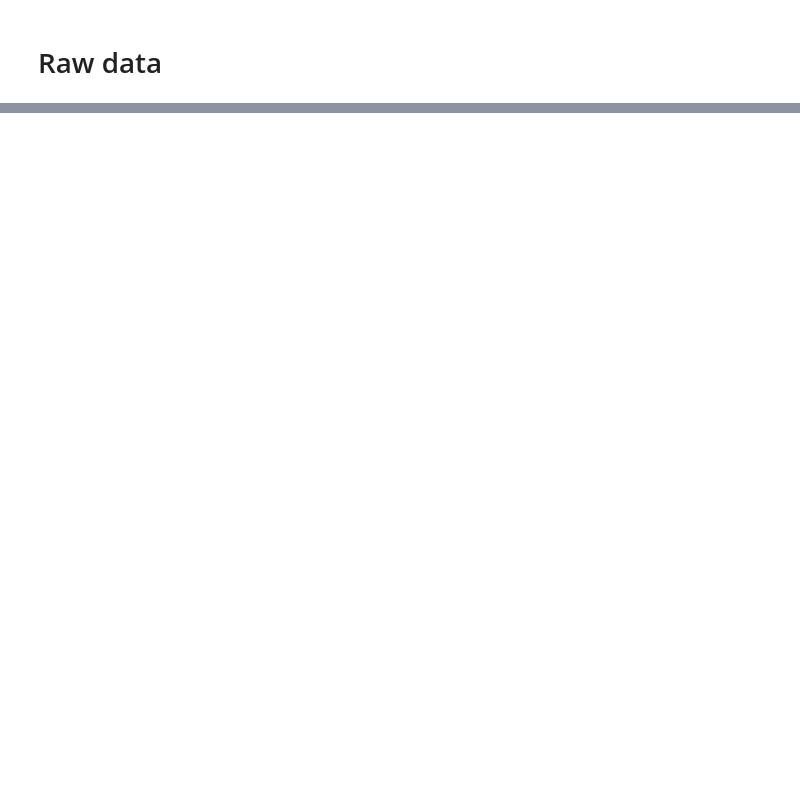
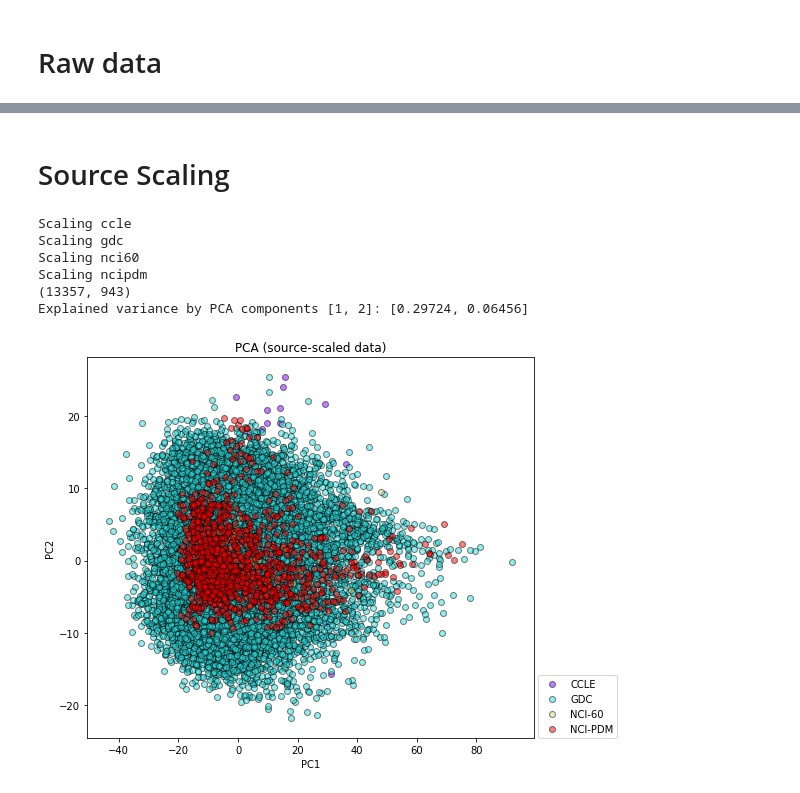
Before and after one commit to DOE-NCI-Pilot1/Normalization, a Jupyter notebook: RNASeqNorm/normalize_rnaseq.ipynb, the cells around one changed output, grey strips where cells are left out. Saved outputs shown, nothing was run; the diff lists cells and outputs as text; code cells hidden in the pictures; blank space fills up the shorter version.

```diff
--- a/RNASeqNorm/normalize_rnaseq.ipynb
+++ b/RNASeqNorm/normalize_rnaseq.ipynb
@@ -264,0 +91,17 @@ Explained variance by PCA components [1, 2]: [0.37752, 0.12893]
+# %% [markdown]
+# Source Scaling
+# %%
+rna_src = scale_rna(rna, fea_start_id=fea_start_id, per_source=True)
+print(rna_src.shape)
+
+plot_pca(rna_src.iloc[:, fea_start_id:], components = [1, 2], figsize=(8,7),
+         color_vector = rna['CELL'].map(lambda x: src_name_map[x.split('.')[0].lower()]),
+         scale=True, title='PCA (source-scaled data)');
+# %% [output]
+Scaling ccle
+Scaling gdc
+Scaling nci60
+Scaling ncipdm
+(13357, 943)
+Explained variance by PCA components [1, 2]: [0.29724, 0.06456]
+[figure, added]
```
Also changed, not shown: parts of 61 cells of this notebook, 5 other files.
